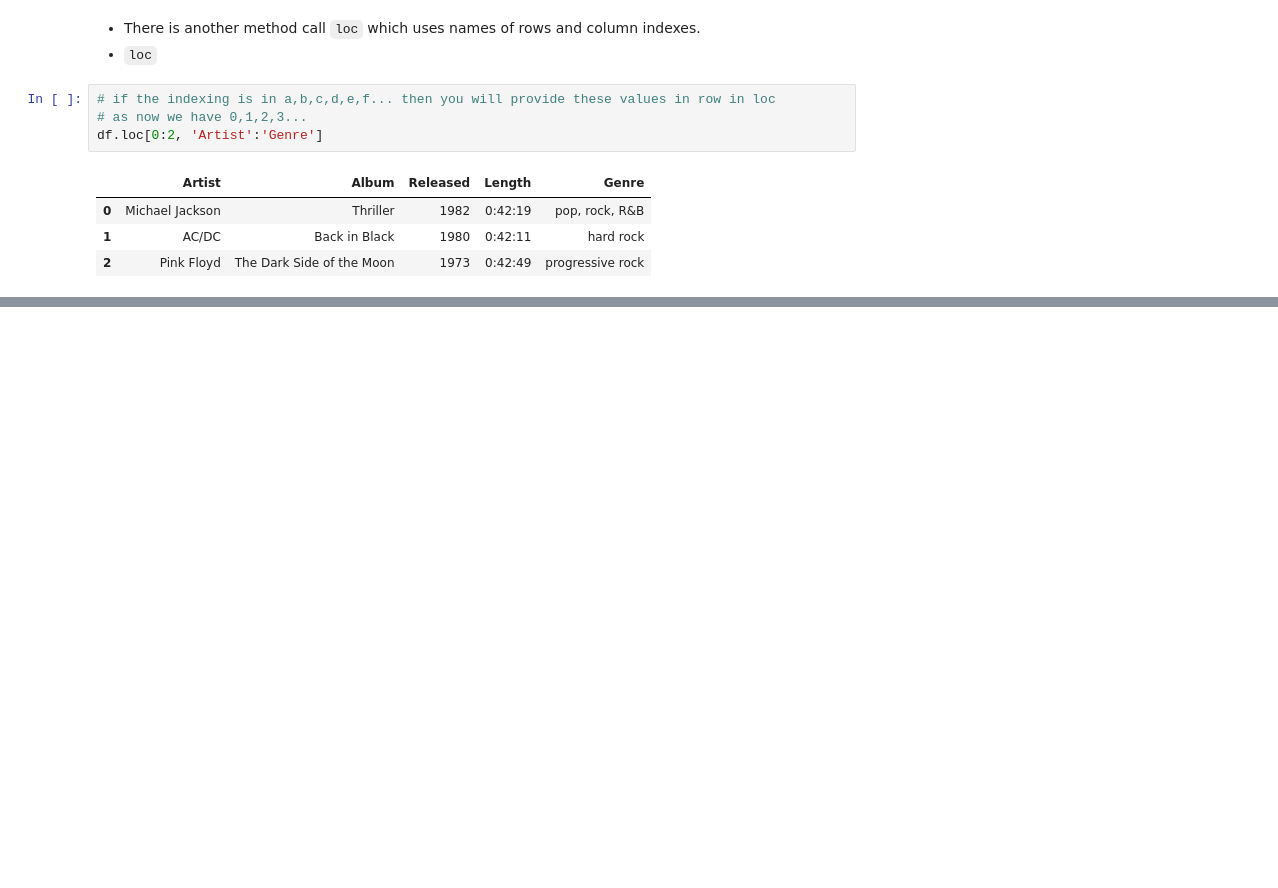
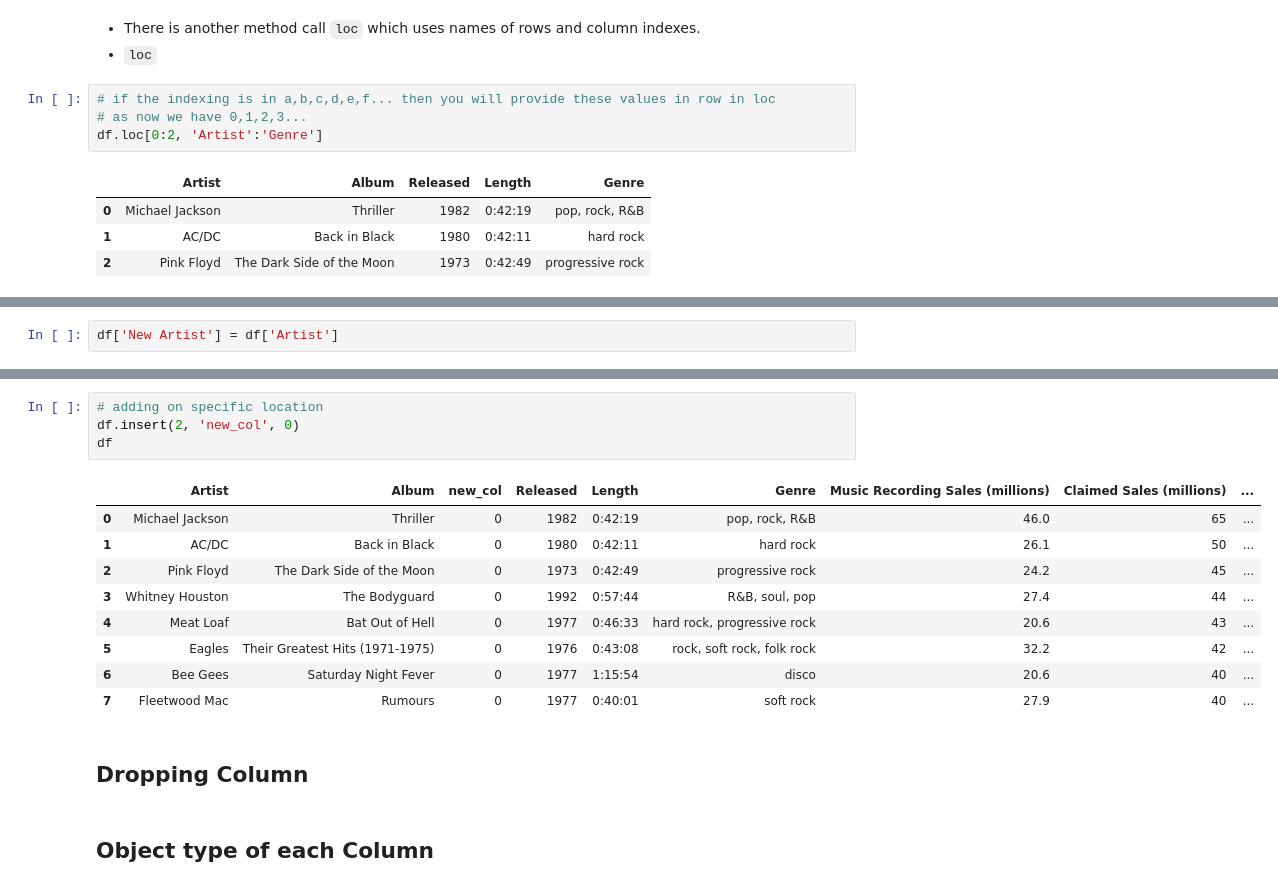
Before and after one commit to uzairafridi00/machine-learning, a Jupyter notebook: Dice Camp Course/Python_WorkShop/Pandas Basics.ipynb, the cells around one changed output, grey strips where cells are left out. Drawn from its saved outputs; the diff is of its cells as text; blank space fills up the shorter version.

```diff
--- a/Dice Camp Course/Python_WorkShop/Pandas Basics.ipynb
+++ b/Dice Camp Course/Python_WorkShop/Pandas Basics.ipynb
@@ -208,0 +211,2 @@ df.loc[0:2, 'Artist':'Genre']
+# %%
+df['New Artist'] = df['Artist']
@@ -208,0 +222,18 @@ df.loc[0:2, 'Artist':'Genre']
+# %%
+# adding on specific location
+df.insert(2, 'new_col', 0)
+df
+# %% [output]
+|  | Artist | Album | new_col | Released | Length | Genre | Music Recording Sales (millions) | Claimed Sales (millions) | ... |
+| 0 | Michael Jackson | Thriller | 0 | 1982 | 0:42:19 | pop, rock, R&B | 46.0 | 65 | ... |
+| 1 | AC/DC | Back in Black | 0 | 1980 | 0:42:11 | hard rock | 26.1 | 50 | ... |
+| 2 | Pink Floyd | The Dark Side of the Moon | 0 | 1973 | 0:42:49 | progressive rock | 24.2 | 45 | ... |
+| 3 | Whitney Houston | The Bodyguard | 0 | 1992 | 0:57:44 | R&B, soul, pop | 27.4 | 44 | ... |
+| 4 | Meat Loaf | Bat Out of Hell | 0 | 1977 | 0:46:33 | hard rock, progressive rock | 20.6 | 43 | ... |
+| 5 | Eagles | Their Greatest Hits (1971-1975) | 0 | 1976 | 0:43:08 | rock, soft rock, folk rock | 32.2 | 42 | ... |
+| 6 | Bee Gees | Saturday Night Fever | 0 | 1977 | 1:15:54 | disco | 20.6 | 40 | ... |
+| 7 | Fleetwood Mac | Rumours | 0 | 1977 | 0:40:01 | soft rock | 27.9 | 40 | ... |
+# %% [markdown]
+## Dropping Column
+# %% [markdown]
+## Object type of each Column
```
Also changed, not shown: parts of 2 cells of this notebook, 1 other file.
